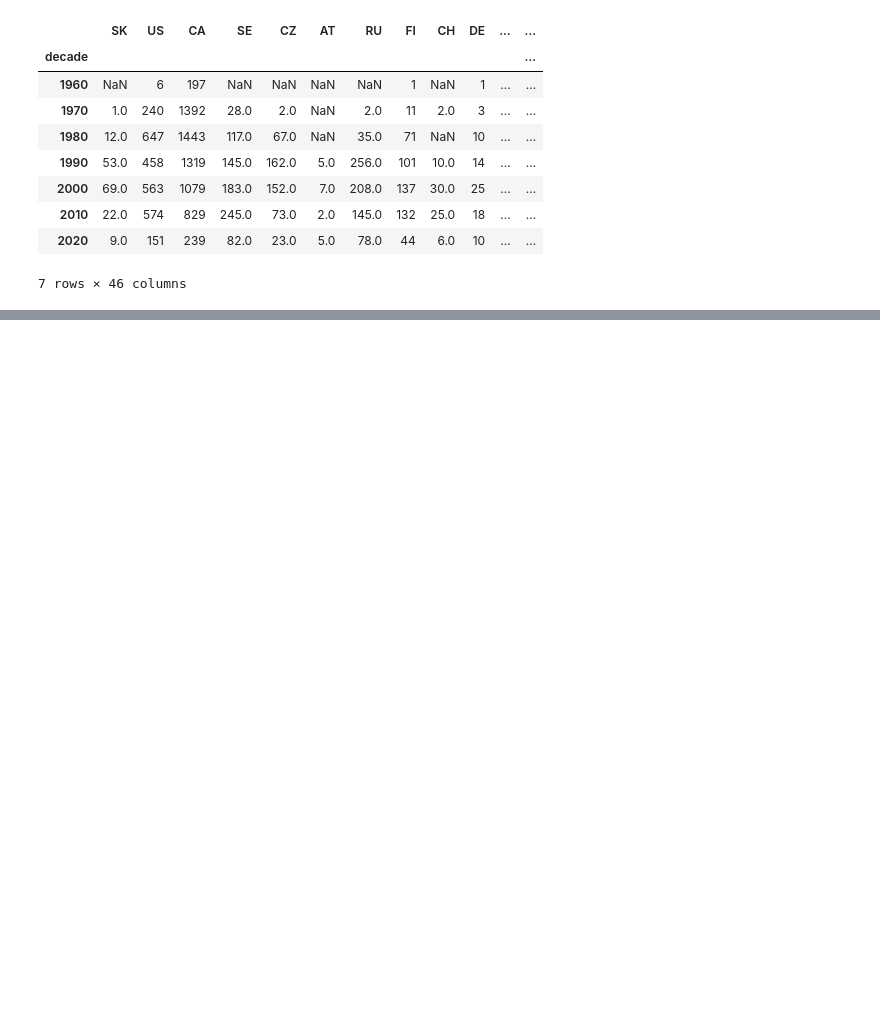
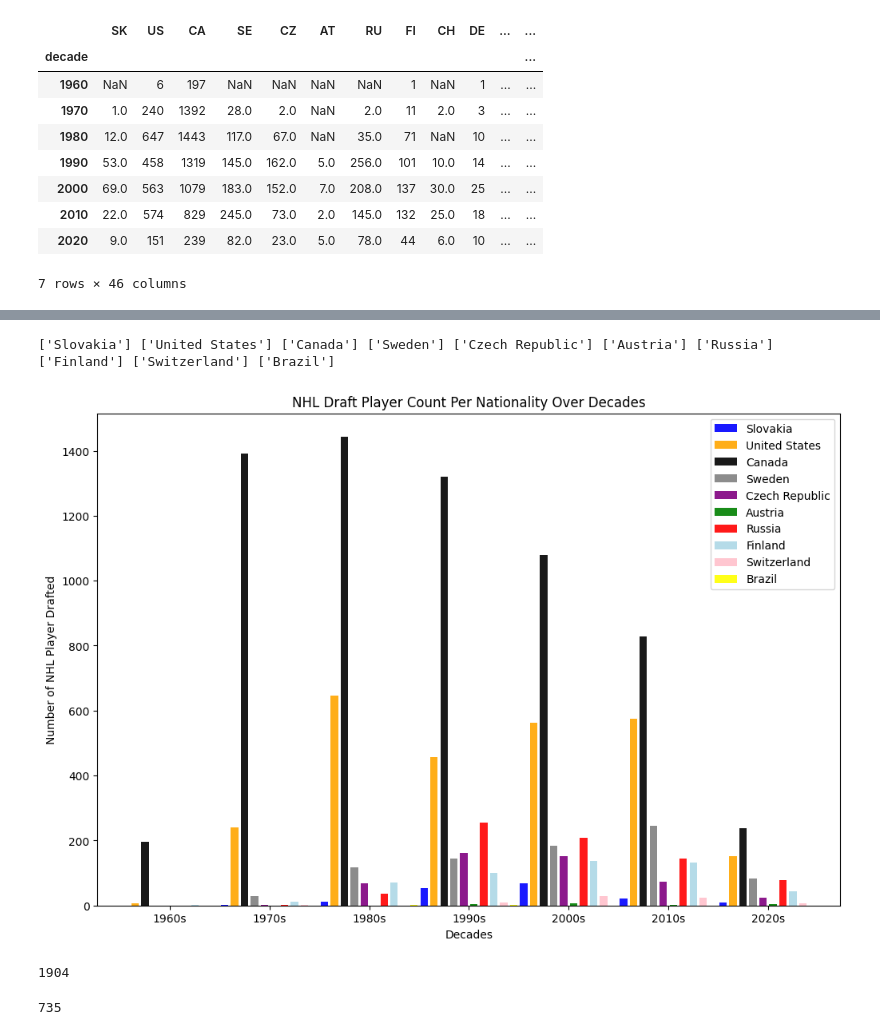
Before and after one commit to samwallach7/Project1-DELTS, a Jupyter notebook: nhldraft.ipynb, the cells around one changed output, grey strips where cells are left out. Saved outputs shown, nothing was run; the diff lists cells and outputs as text; code cells hidden in the pictures; blank space fills up the shorter version.

```diff
--- a/nhldraft.ipynb
+++ b/nhldraft.ipynb
@@ -272,0 +266,4 @@ result_df2.head(7)
+# %%
+#reset index to scatter plot the datafame
+result_df3 = result_df2.reset_index()
+result_df3
@@ -272,0 +280,75 @@ result_df2.head(7)
+# %%
+#print the actual name of the country codes based on the country dataframe to add to the legend of the scatter plot
+SK = c_df.loc[c_df["country"] == "SK", "name"].tolist()
+US=c_df.loc[c_df["country"] == "US", "name"].tolist()
+CA=c_df.loc[c_df["country"] == "CA", "name"].tolist()
+SE=c_df.loc[c_df["country"] == "SE", "name"].tolist()
+CZ=c_df.loc[c_df["country"] == "CZ", "name"].tolist()
+AT=c_df.loc[c_df["country"] == "AT", "name"].tolist()
+RU=c_df.loc[c_df["country"] == "RU", "name"].tolist()
+FI=c_df.loc[c_df["country"] == "FI", "name"].tolist()
+CH=c_df.loc[c_df["country"] == "CH", "name"].tolist()
+BR=c_df.loc[c_df["country"] == "BR", "name"].tolist()
+
+print(SK,US,CA,SE,CZ,AT,RU,FI,CH,BR)
+# %% [output]
+['Slovakia'] ['United States'] ['Canada'] ['Sweden'] ['Czech Republic'] ['Austria'] ['Russia'] ['Finland'] ['Switzerland'] ['Brazil']
+# %%
+
+
+# Example data (replace this with your actual data)
+decades = result_df3["decade"]
+countries = ["SK", "US", "CA", "SE", "CZ", "AT", "RU", "FI", "CH", "BR"]
+
+# Set up colors for each country
+colors = ["blue", "orange", "black", "gray", "purple", "green", "red", "lightblue", "pink", "yellow"]
+
+# Increase the width of the bars
+bar_width = 0.9
+bar_spacing = 0.3
+
+# Set figure size before plotting
+plt.figure(figsize=(12, 8))
+
+# Plotting grouped bar chart
+for i, country in enumerate(countries):
+    plt.bar(
+        x=np.arange(len(decades)) * (len(countries) * (bar_width + bar_spacing)) + i * (bar_width + bar_spacing),  # Adding an offset for each country
+        height=result_df3[country],
+        width=bar_width,  # Adjust the width based on your preference
+        color=colors[i],
+        alpha=0.9,
+        label=country
+    )
+
+# Set legend with country names
+plt.legend(['Slovakia', 'United States','Canada', 'Sweden','Czech Republic','Austria','Russia','Finland','Switzerland','Brazil'])
+
+# Add labels and title
+plt.xlabel("Decades")
+plt.ylabel("Number of NHL Player Drafted")
+plt.title("NHL Draft Player Count Per Nationality Over Decades")
+
+# Set x-axis ticks at the center of each group
+tick_positions = np.arange(len(decades)) * (len(countries) * (bar_width + bar_spacing)) + (len(countries) - 1) * (bar_width + bar_spacing) / 2
+#add s to indicate decades (1960s)
+plt.xticks(tick_positions, [f"{decade}s" for decade in decades])
+#save
+plt.savefig("Output_files/Elodie/NHLDRAFTCOUNT.png")
+plt.show()
+# %% [output]
+[figure, added]
+# %%
+# For Lena-curious about american draft picks from 1988 to 2022
+lena_after_1988 = merge_df[(merge_df["year"] >= 1988) & (merge_df["nationality"] == "US")].shape[0]
+
+print(lena_after_1988)
+# %% [output]
+1904
+# %%
+# For Lena-# For Lena-curious about american draft picks before 1988
+lena_before_1988 = merge_df[(merge_df["year"] < 1988) & (merge_df["nationality"] == "US")].shape[0]
+
+print(lena_before_1988)
+# %% [output]
+735
```
Also changed, not shown: parts of 9 cells of this notebook, 5 other files.
